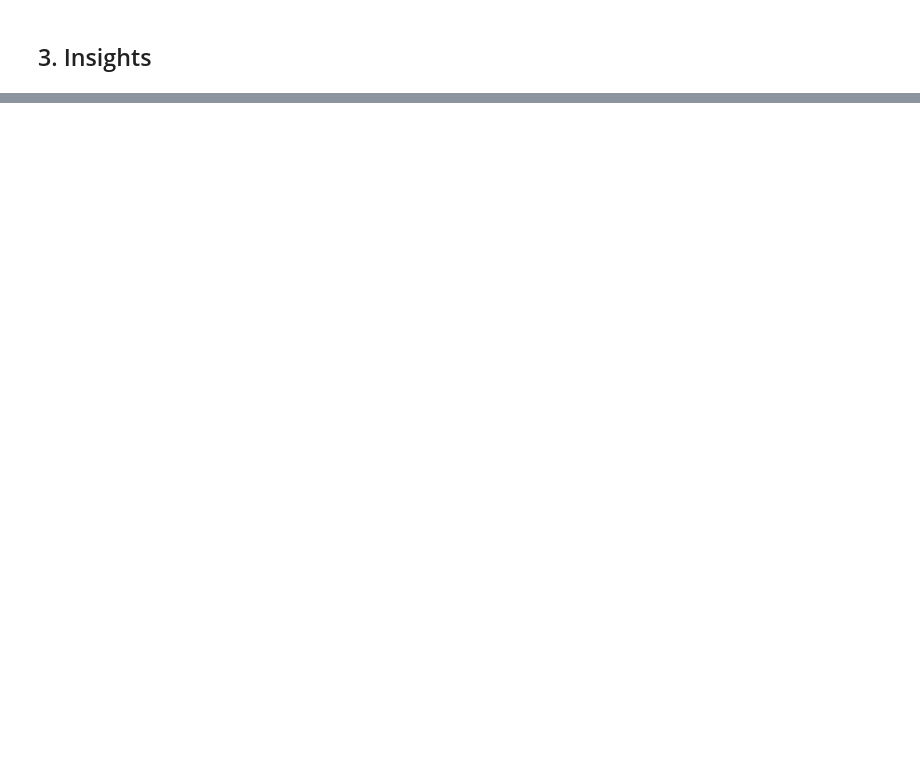
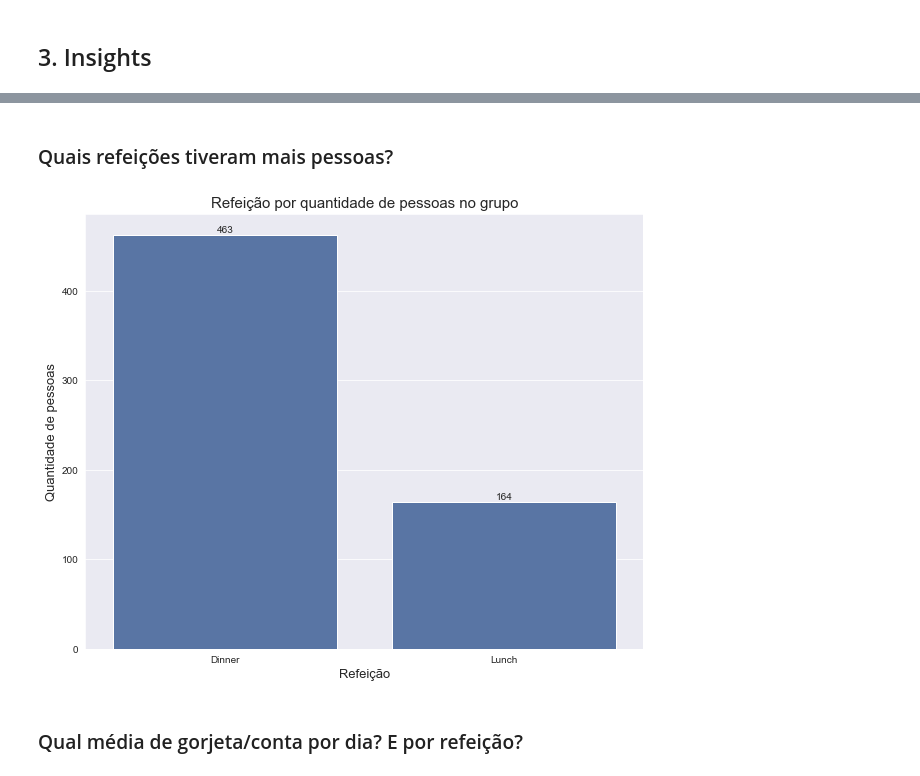
Before and after one commit to PedroJoas/avanti-bootcamp-cdd, a Jupyter notebook: notebooks/01-exploratory_data_analysis.ipynb, the cells around one changed output, grey strips where cells are left out. Saved outputs shown, nothing was run; the diff lists cells and outputs as text; code cells hidden in the pictures; blank space fills up the shorter version.

```diff
--- a/notebooks/01-exploratory_data_analysis.ipynb
+++ b/notebooks/01-exploratory_data_analysis.ipynb
@@ -36,0 +149,20 @@ dictionary
+# %% [markdown]
+### Quais refeições tiveram mais pessoas?
+# %%
+time_size = tips.groupby('time')['size'].sum().reset_index()
+# %%
+plt.figure(figsize=(10,8))
+ax = sns.barplot(data=time_size, x = 'time', y = 'size', color='#4c72b0')
+
+ax.bar_label(ax.containers[0])
+
+
+plt.title('Refeição por quantidade de pessoas no grupo', fontsize=15)
+plt.xlabel('Refeição', fontsize=13)
+plt.ylabel('Quantidade de pessoas', fontsize=13)
+
+plt.show()
+# %% [output]
+[figure, added]
+# %% [markdown]
+### Qual média de gorjeta/conta por dia? E por refeição?
```
Also changed, not shown: parts of 31 cells of this notebook.
